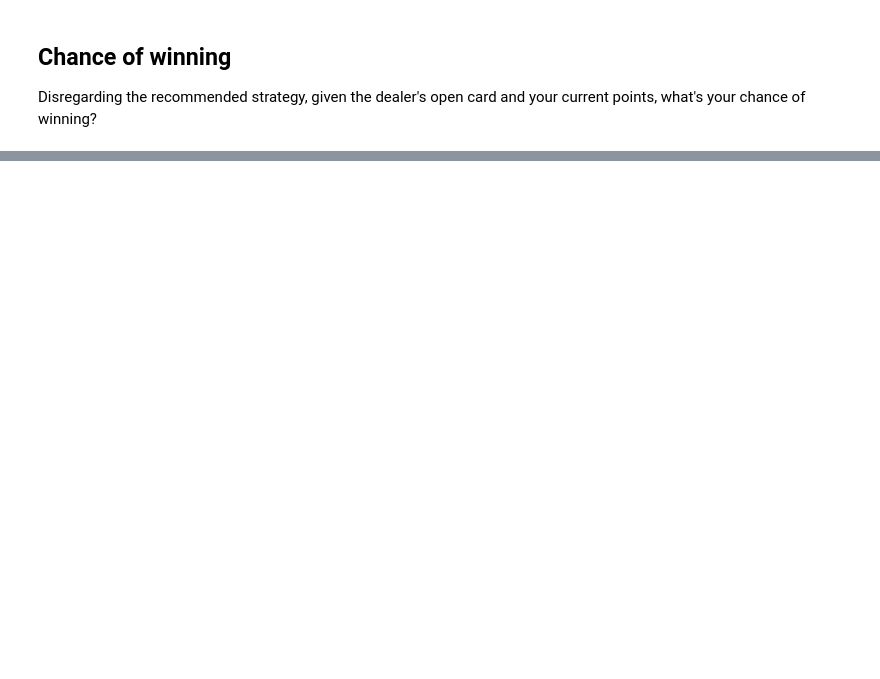
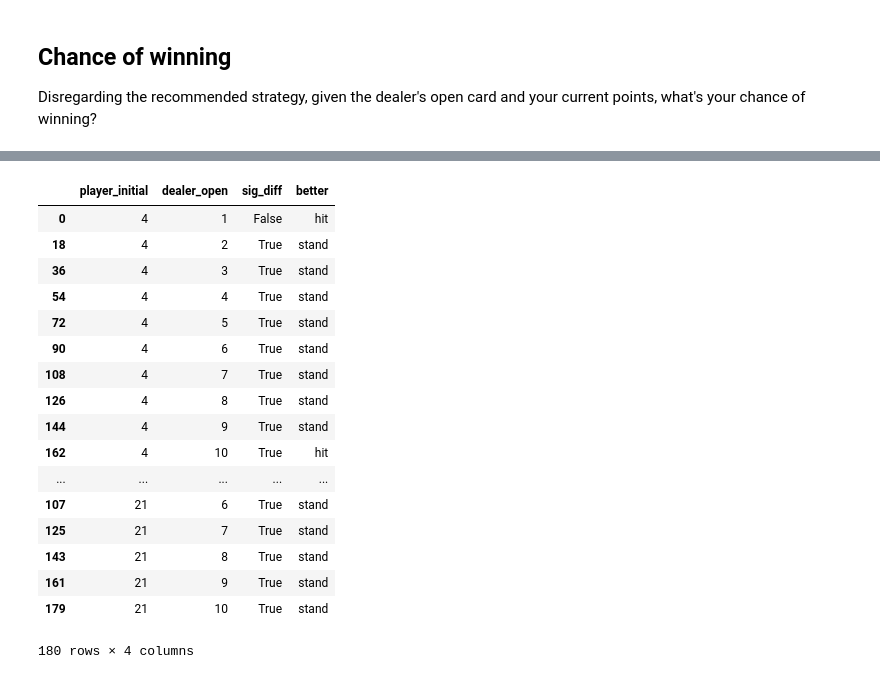
Before and after one commit to jocelyn-ong/data-science-projects, a Jupyter notebook: others/blackjack/data-analysis.ipynb, the cells around one changed output, grey strips where cells are left out. Drawn from its saved outputs; the diff is of its cells as text; code cells hidden in the pictures; blank space fills up the shorter version.

Commit message:
Add potential new strategy working

```diff
--- a/others/blackjack/data-analysis.ipynb
+++ b/others/blackjack/data-analysis.ipynb
@@ -686,0 +722,4 @@ for i in range(12,18):
+# %%
+sub = df[df.strategy == 0].copy()
+sub = sub.groupby(["player_initial", "dealer_open", "player_hit"])["player_wins"].agg([sum,len]).reset_index()
+sub["prob_win"] = sub["sum"]/sub["len"]
@@ -686,0 +735,2 @@ for i in range(12,18):
+# %%
+sub2 = pd.pivot_table(sub, values="prob_win", columns="player_hit", index=["player_initial", "dealer_open"]).reset_index()
@@ -686,0 +746,3 @@ for i in range(12,18):
+# %%
+sub2["better"] = sub2[1] > sub2[0]
+sub2["better"] = sub2["better"].apply(lambda x: "hit" if x else "stand")
@@ -686,0 +758,25 @@ for i in range(12,18):
+# %%
+moves = sig_tests.merge(sub2, on=["player_initial", "dealer_open"])
+del moves[0]
+del moves[1]
+# %%
+moves.sort_values(by=["player_initial", "dealer_open"])
+# %% [output]
+|  | player_initial | dealer_open | sig_diff | better |
+| 0 | 4 | 1 | False | hit |
+| 18 | 4 | 2 | True | stand |
+| 36 | 4 | 3 | True | stand |
+| 54 | 4 | 4 | True | stand |
+| 72 | 4 | 5 | True | stand |
+| 90 | 4 | 6 | True | stand |
+| 108 | 4 | 7 | True | stand |
+| 126 | 4 | 8 | True | stand |
+| 144 | 4 | 9 | True | stand |
+| 162 | 4 | 10 | True | hit |
+| ... | ... | ... | ... | ... |
+| 107 | 21 | 6 | True | stand |
+| 125 | 21 | 7 | True | stand |
+| 143 | 21 | 8 | True | stand |
+| 161 | 21 | 9 | True | stand |
+| 179 | 21 | 10 | True | stand |
+180 rows × 4 columns
```
Also changed, not shown: parts of 62 cells of this notebook, 2 other files.
